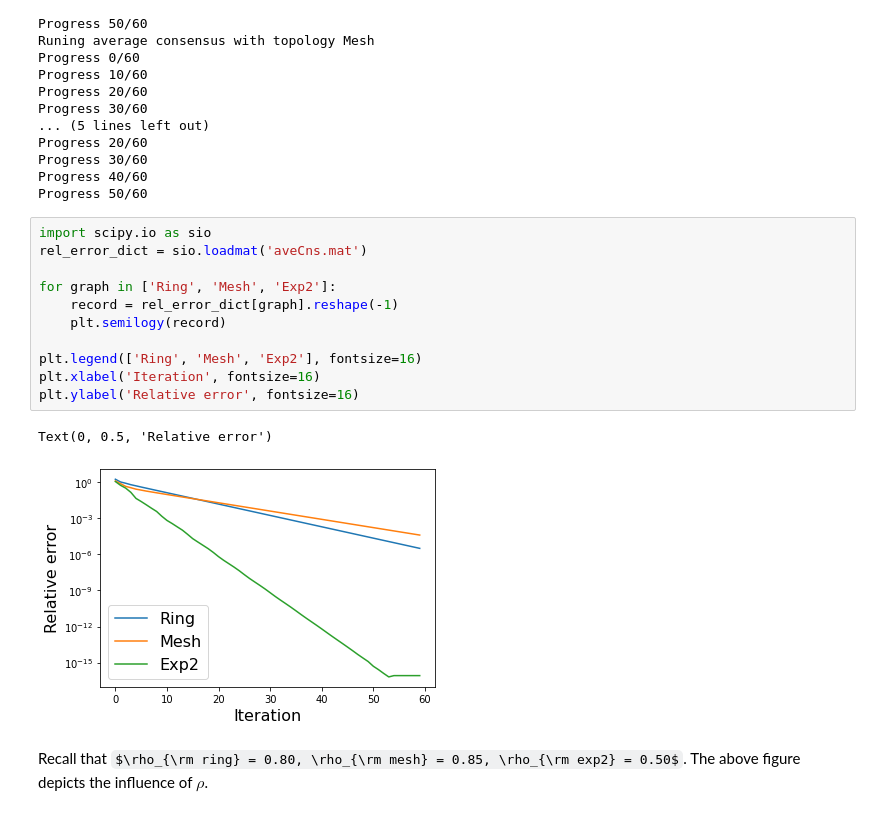
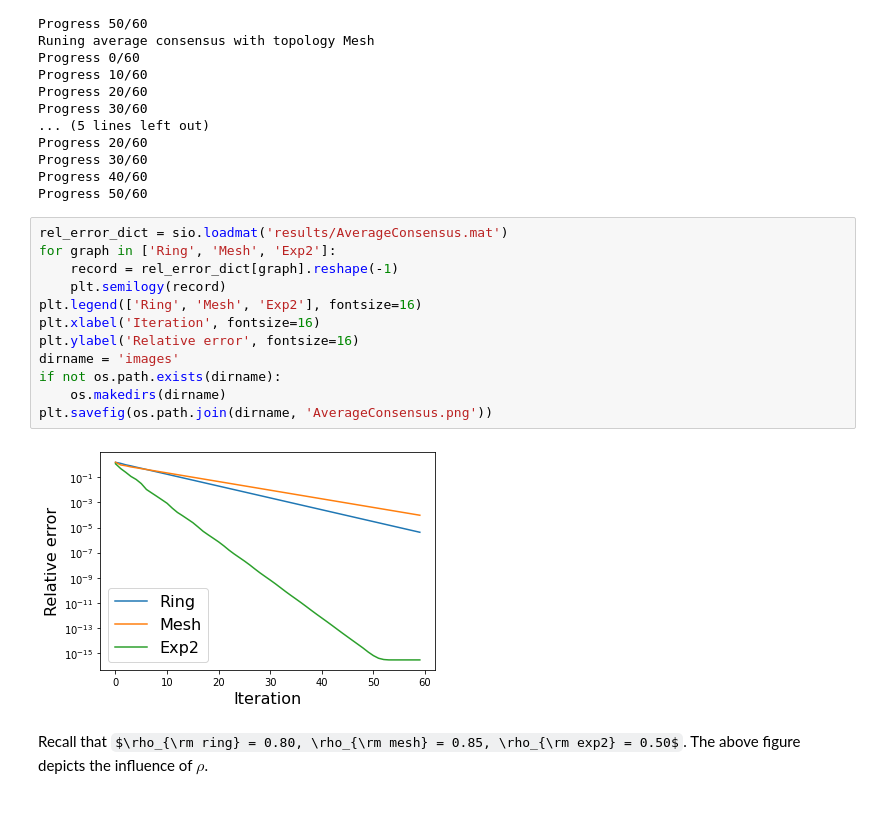
Before and after one commit to Bluefog-Lib/EastCoastTutorial2021, a Jupyter notebook: tutorial/Decentralized-Optimization.ipynb, the cells around one changed output. Drawn from its saved outputs; the diff is of its cells as text; some formulas as TeX source.

```diff
--- a/tutorial/Decentralized-Optimization.ipynb
+++ b/tutorial/Decentralized-Optimization.ipynb
@@ -240,19 +246,19 @@ Progress 30/60
 Progress 40/60
 Progress 50/60
 # %%
-import scipy.io as sio
-rel_error_dict = sio.loadmat('aveCns.mat')
-
+rel_error_dict = sio.loadmat('results/AverageConsensus.mat')
 for graph in ['Ring', 'Mesh', 'Exp2']:
     record = rel_error_dict[graph].reshape(-1)
     plt.semilogy(record)
-
 plt.legend(['Ring', 'Mesh', 'Exp2'], fontsize=16)
 plt.xlabel('Iteration', fontsize=16)
 plt.ylabel('Relative error', fontsize=16)
+dirname = 'images'
+if not os.path.exists(dirname):
+    os.makedirs(dirname)
+plt.savefig(os.path.join(dirname, 'AverageConsensus.png'))
 # %% [output]
-Text(0, 0.5, 'Relative error')
-[figure, old version]
+[figure, new version]
 # %% [markdown]
 Recall that $\rho_{\rm ring} = 0.80, \rho_{\rm mesh} = 0.85, \rho_{\rm exp2} = 0.50$. The above figure depicts the influence of $\rho$.
 # %% [markdown]
```
Also changed, not shown: parts of 11 cells of this notebook, 8 other files.
